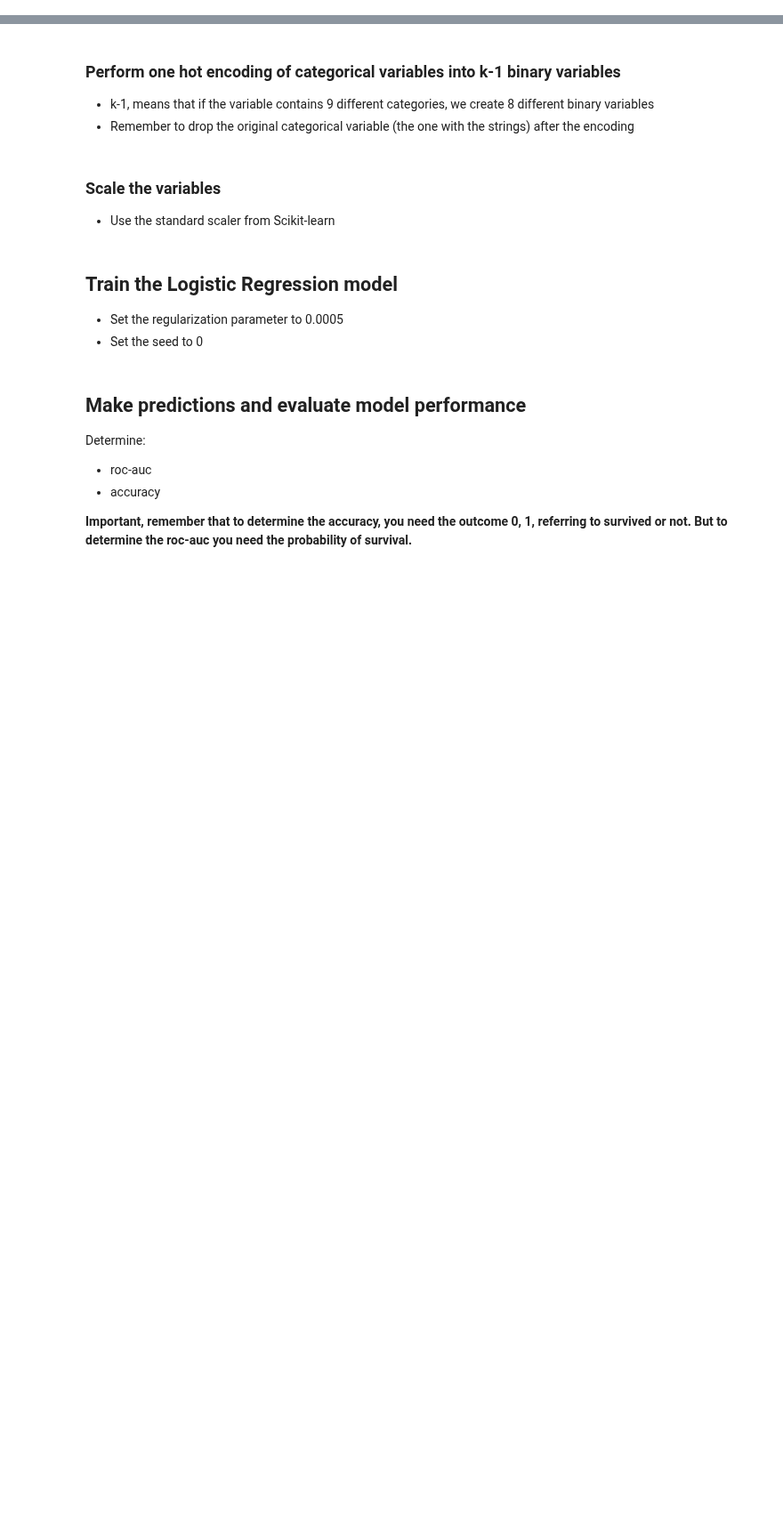
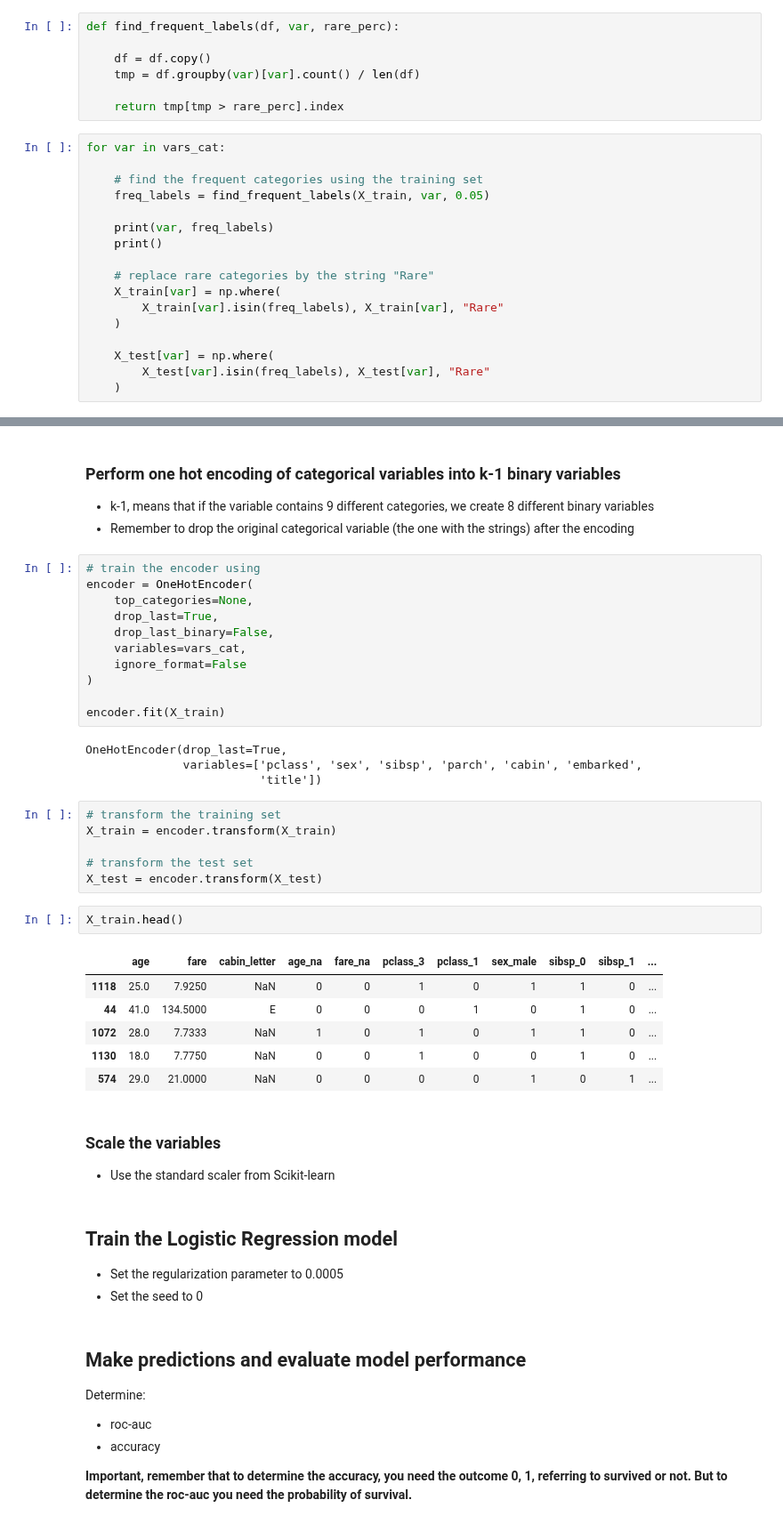
Before and after one commit to trainindata/deploying-machine-learning-models, a Jupyter notebook: section-04-research-and-development/titanic-assignment/01-predicting-survival-titanic-assignement.ipynb, the cells around one changed output, grey strips where cells are left out. Shown at 89% size. Drawn from its saved outputs; the diff is of its cells as text; blank space fills up the shorter version.

```diff
--- a/section-04-research-and-development/titanic-assignment/01-predicting-survival-titanic-assignement.ipynb
+++ b/section-04-research-and-development/titanic-assignment/01-predicting-survival-titanic-assignement.ipynb
@@ -157,3 +251,27 @@ X_train.shape, X_test.shape
 ### Remove rare labels in categorical variables
 
 - remove labels present in less than 5 % of the passengers
+# %%
+def find_frequent_labels(df, var, rare_perc):
+
+    df = df.copy()
+    tmp = df.groupby(var)[var].count() / len(df)
+
+    return tmp[tmp > rare_perc].index
+# %%
+for var in vars_cat:
+
+    # find the frequent categories using the training set
+    freq_labels = find_frequent_labels(X_train, var, 0.05)
+
+    print(var, freq_labels)
+    print()
+
+    # replace rare categories by the string "Rare"
+    X_train[var] = np.where(
+        X_train[var].isin(freq_labels), X_train[var], "Rare"
+    )
+
+    X_test[var] = np.where(
+        X_test[var].isin(freq_labels), X_test[var], "Rare"
+    )
@@ -162,6 +294,36 @@ X_train.shape, X_test.shape
 
 - k-1, means that if the variable contains 9 different categories, we create 8 different binary variables
 - Remember to drop the original categorical variable (the one with the strings) after the encoding
+# %%
+# train the encoder using
+encoder = OneHotEncoder(
+    top_categories=None,
+    drop_last=True,
+    drop_last_binary=False,
+    variables=vars_cat,
+    ignore_format=False
+)
+
+encoder.fit(X_train)
+# %% [output]
+OneHotEncoder(drop_last=True,
+              variables=['pclass', 'sex', 'sibsp', 'parch', 'cabin', 'embarked',
+                         'title'])
+# %%
+# transform the training set
+X_train = encoder.transform(X_train)
+
+# transform the test set
+X_test = encoder.transform(X_test)
+# %%
+X_train.head()
+# %% [output]
+|  | age | fare | cabin_letter | age_na | fare_na | pclass_3 | pclass_1 | sex_male | sibsp_0 | sibsp_1 | ... |
+| 1118 | 25.0 | 7.9250 | NaN | 0 | 0 | 1 | 0 | 1 | 1 | 0 | ... |
+| 44 | 41.0 | 134.5000 | E | 0 | 0 | 0 | 1 | 0 | 1 | 0 | ... |
+| 1072 | 28.0 | 7.7333 | NaN | 1 | 0 | 1 | 0 | 1 | 1 | 0 | ... |
+| 1130 | 18.0 | 7.7750 | NaN | 0 | 0 | 1 | 0 | 0 | 1 | 0 | ... |
+| 574 | 29.0 | 21.0000 | NaN | 0 | 0 | 0 | 0 | 1 | 0 | 1 | ... |
 # %% [markdown]
 ### Scale the variables
 
```
Also changed, not shown: parts of 14 cells of this notebook, 2 other files.
